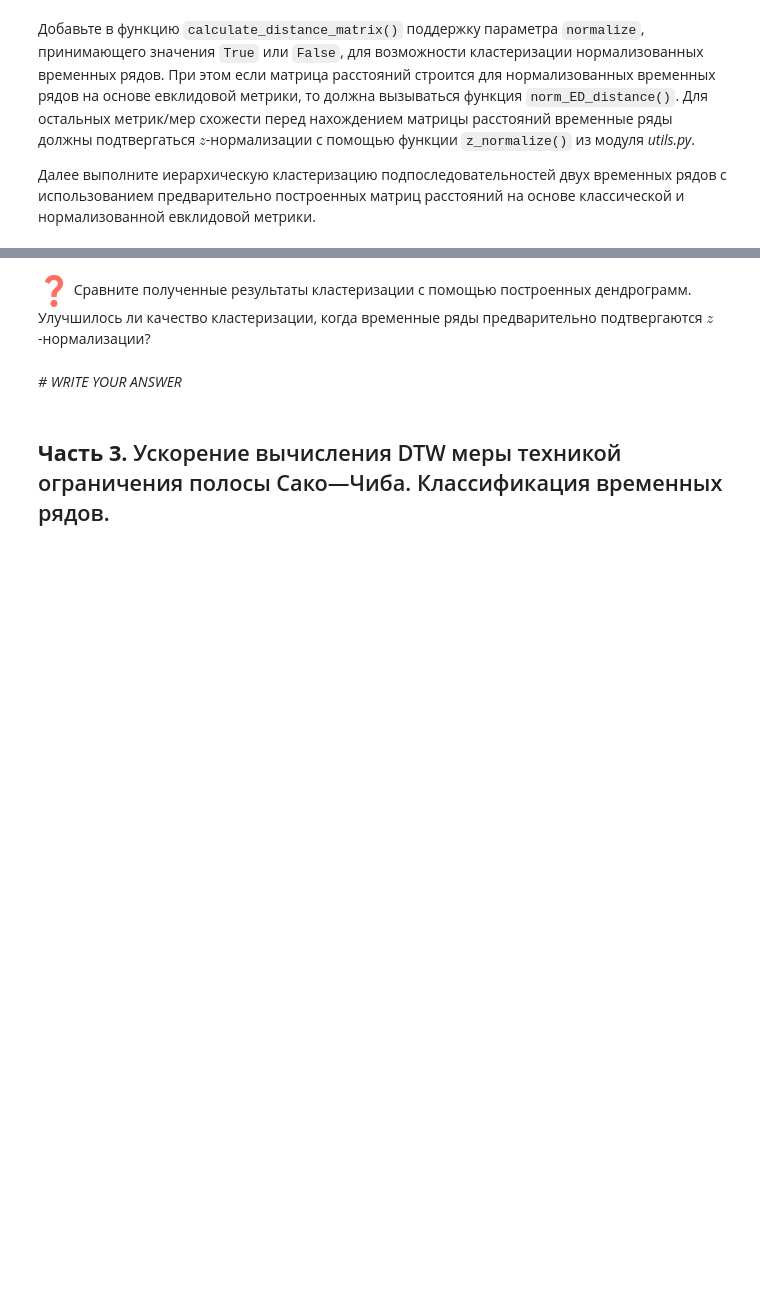
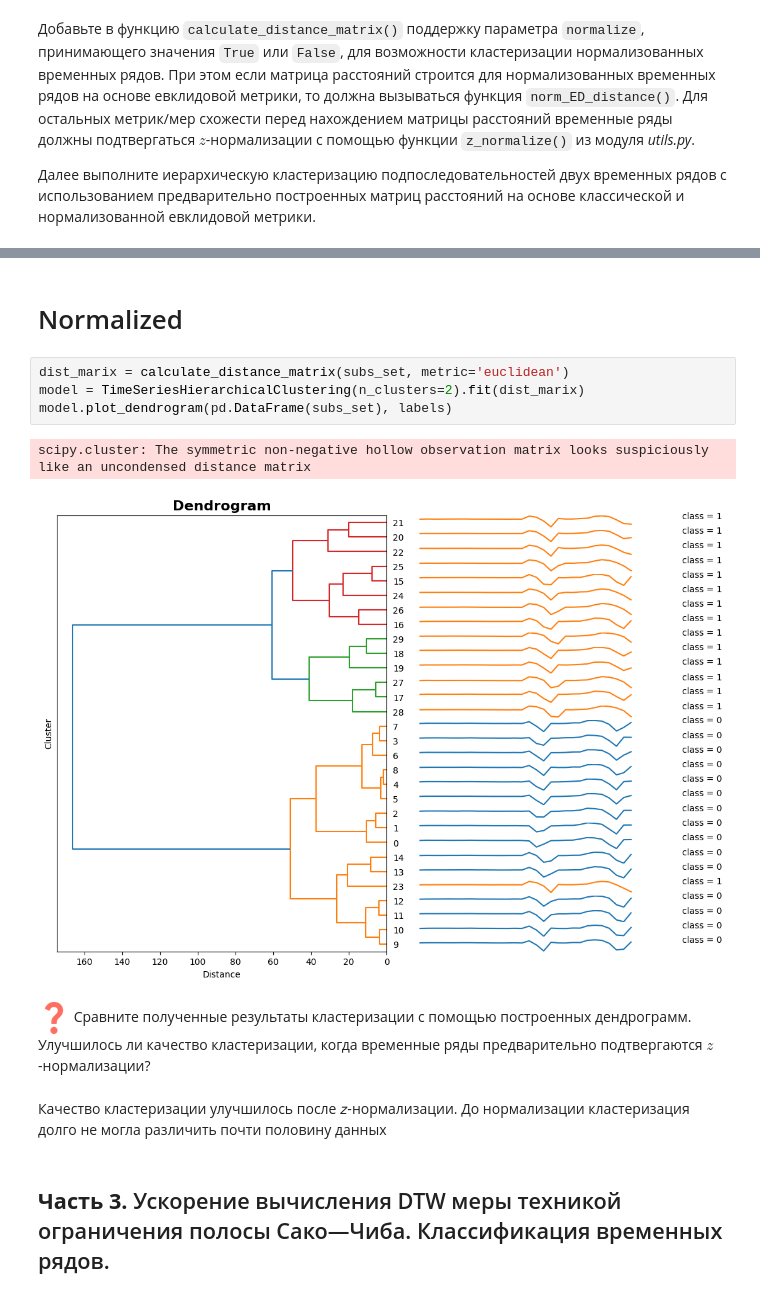
Before and after one commit to patauch/2023-Panyushkin-TimeSeriesCourse, a Jupyter notebook: practice/01 Basics/01 Basics.ipynb, the cells around one changed output, grey strips where cells are left out. Drawn from its saved outputs; the diff is of its cells as text; blank space fills up the shorter version.

```diff
--- a/practice/01 Basics/01 Basics.ipynb
+++ b/practice/01 Basics/01 Basics.ipynb
@@ -232,8 +265,17 @@ labels = np.array([0]*subs_set1[0:15].shape[0] + [1]*subs_set2[0:15].shape[0])
+# %% [markdown]
+# Normalized
+# %%
+dist_marix = calculate_distance_matrix(subs_set, metric='euclidean')
+model = TimeSeriesHierarchicalClustering(n_clusters=2).fit(dist_marix)
+model.plot_dendrogram(pd.DataFrame(subs_set), labels)
+# %% [output]
+scipy.cluster: The symmetric non-negative hollow observation matrix looks suspiciously like an uncondensed distance matrix
+[figure, added]
 # %% [markdown]
 ![equation.png](embedded-picture-1)
 Сравните полученные результаты кластеризации с помощью построенных дендрограмм. Улучшилось ли качество кластеризации, когда временные ряды предварительно подтвергаются $z$-нормализации?
-# %% [markdown]
-*# WRITE YOUR ANSWER*
+# %% [markdown]
+Качество кластеризации улучшилось после 𝑧-нормализации. До нормализации кластеризация долго не могла различить почти половину данных
 # %% [markdown]
 ## **Часть 3.** Ускорение вычисления DTW меры техникой ограничения полосы Сако—Чиба. Классификация временных рядов.
 # %% [markdown]
```
Also changed, not shown: parts of 12 cells of this notebook, 1 other file.
